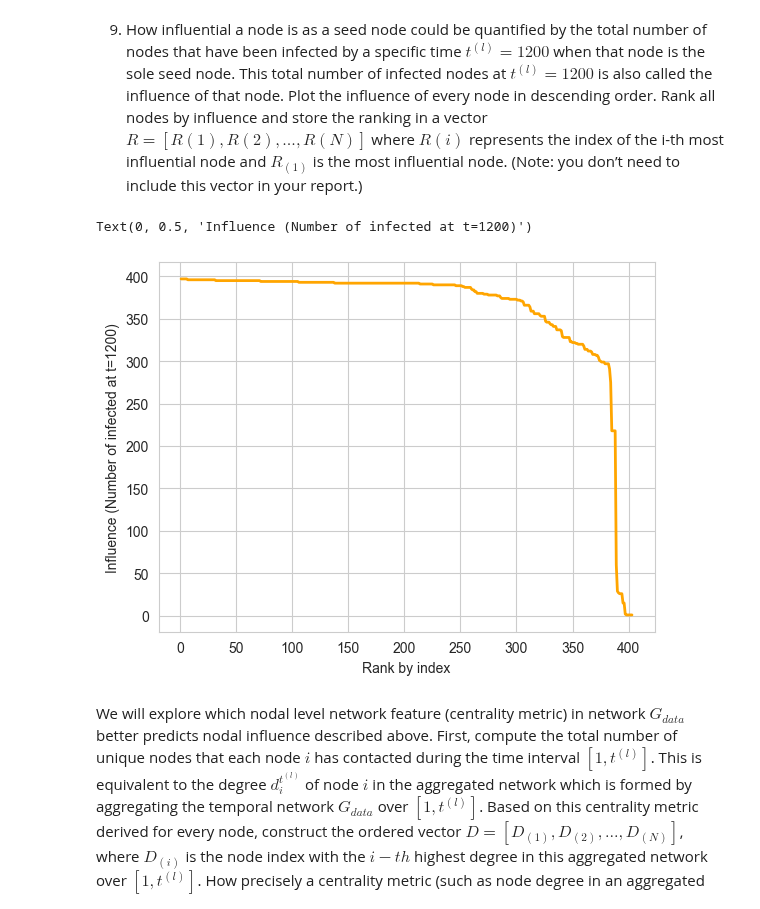
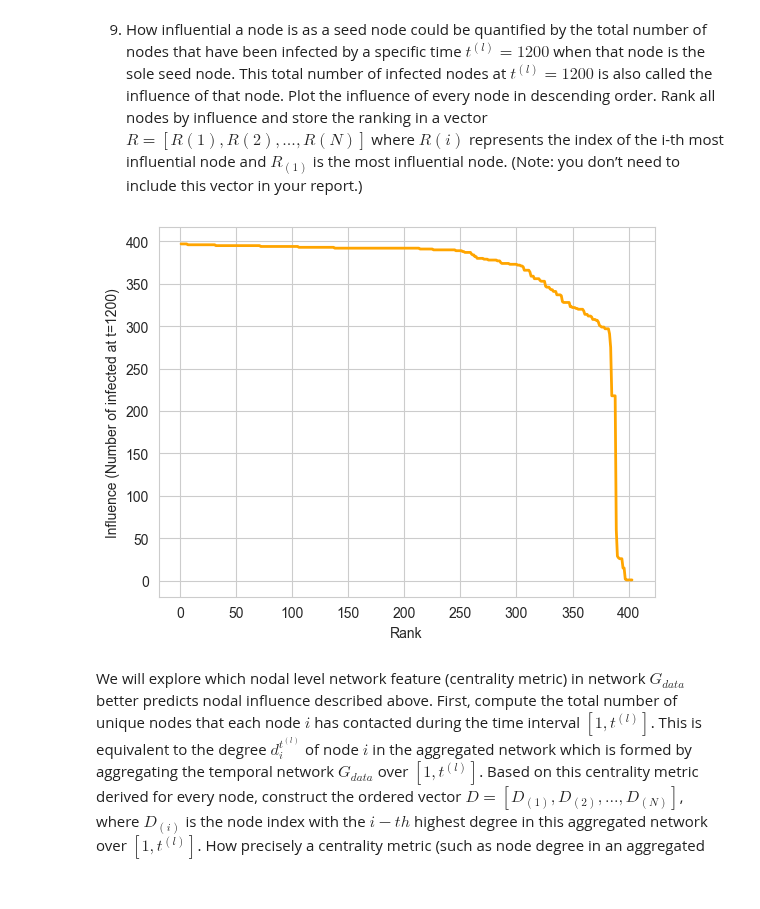
Before and after one commit to beemir/analysis-labs, a Jupyter notebook: assignment1/assignment_1.ipynb, the cells around one changed output. Cells and saved outputs as stored; diff of their text form; code cells hidden in the pictures.

```diff
--- a/assignment1/assignment_1.ipynb
+++ b/assignment1/assignment_1.ipynb
@@ -238,6 +238,7 @@ t_indices = np.append(t_indices, len(time_arr)) # prevents out of bounds in our
 I_state = np.eye(number_nodes, dtype=bool)      # Identity matrix with bool for initial condition
 infection_counts = np.zeros((len(timesteps),number_nodes), dtype=int)
 
+
 for i in range(len(timesteps)):
     start_index, end_index = t_indices[i], t_indices[i+1]       # get range of all meetings at that timestep
 
@@ -251,6 +252,8 @@ for i in range(len(timesteps)):
 
     infection_counts[i, :] = I_state.sum(axis=0)    # count all 1 along row
 
+infection_counts = np.vstack([np.ones(number_nodes, dtype=int), infection_counts]) # Add initial condition of all nodes infected at t=0
+timesteps = np.insert(timesteps, 0, 0)
 
 infection_counts_df = pd.DataFrame(infection_counts, index=timesteps, columns=nodes)
 infection_counts_df.index.name = "timestamp"
@@ -279,19 +282,19 @@ this vector in your report.)
 # %%
 influence_at_1200 = infection_counts_df.loc[1200]
 
 sorted_influences = influence_at_1200.sort_values(ascending=False)
 
 R = sorted_influences.index.values
 
 ranks = range(1, len(sorted_influences) + 1)
 
 sns.lineplot(x=ranks, y=sorted_influences.values, color="orange", linewidth=2)
 
-plt.xlabel("Rank by index")
+plt.xlabel("Rank")
 plt.ylabel("Influence (Number of infected at t=1200)")
+plt.show()
 # %% [output]
-Text(0, 0.5, 'Influence (Number of infected at t=1200)')
-[figure, old version]
+[figure, new version]
 # %% [markdown]
 We will explore which nodal level network feature (centrality metric) in network $G_{data}$ better predicts nodal influence described above. First, compute the total number of unique nodes that each node $i$ has contacted during the time interval $[1, t^{(l)}]$. This is equivalent to the degree $d^{t^{(l)}}_i$ of node $i$ in the aggregated network which is formed by aggregating the temporal network $G_{data}$ over $[1, t^{(l)}]$. Based on this centrality metric derived for every node, construct the ordered vector $D = [D_{(1)} , D_{(2)}, ..., D_{(N)}]$, where $D_{(i)}$ is the node index with the $i − th$
 highest degree in this aggregated network over $[1, t^{(l)}]$. How precisely a centrality metric (such as node degree in an aggregated network) predicts the ranking of nodes by influence could be quantified by the top $f$ recognition rate $r_{RD}(f) = \cfrac{|R_f \cap D_f|}{|R_f|}$ where $R_f$ and $D_f$ are the sets of nodes ranking in the top $f$ fraction according to influence and degree (in aggregated network) respectively and $|R_f| = fN$ is the number of nodes in $R_f$.
```
Also changed, not shown: parts of 3 cells of this notebook.
